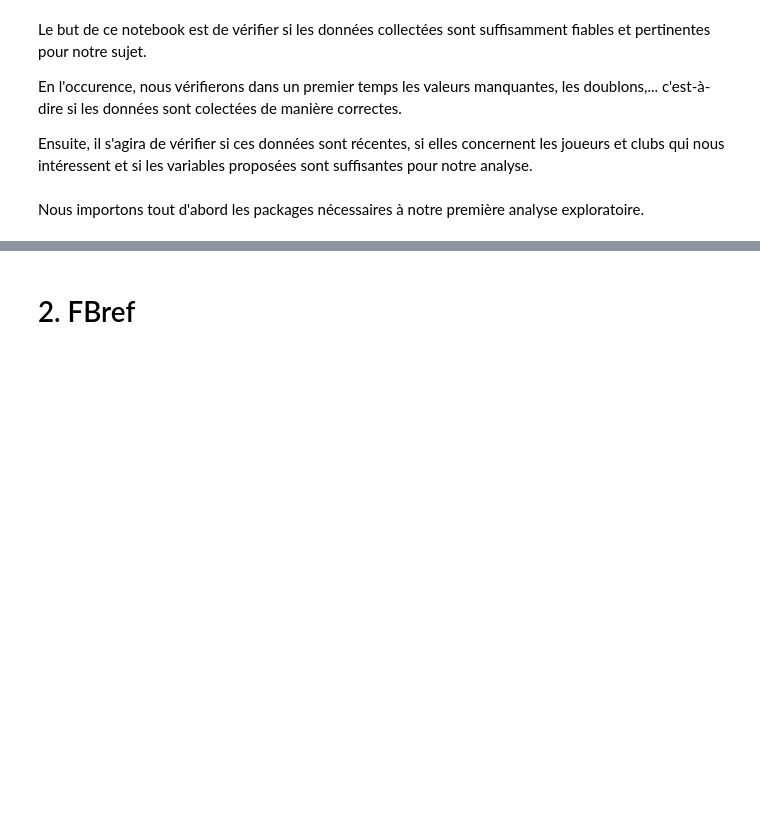
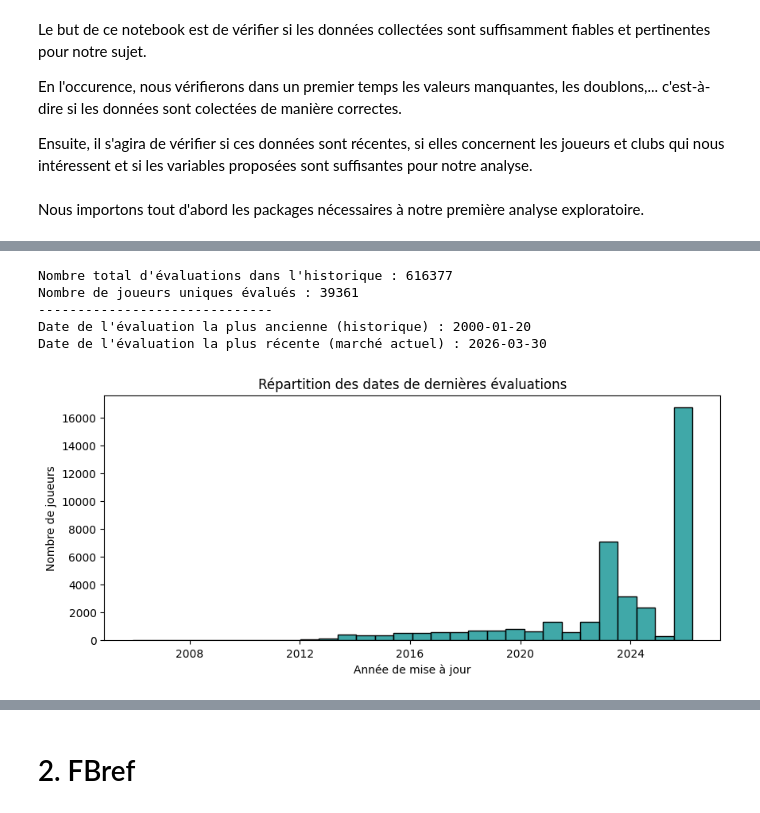
Before and after one commit to Quadratic-Labs/predict_vm_football, a Jupyter notebook: notebooks/02_exploration_qualite.ipynb, the cells around one changed output, grey strips where cells are left out. Saved outputs shown, nothing was run; the diff lists cells and outputs as text; code cells hidden in the pictures; blank space fills up the shorter version.

```diff
--- a/notebooks/02_exploration_qualite.ipynb
+++ b/notebooks/02_exploration_qualite.ipynb
@@ -364,0 +62,35 @@ Dernière mise à jour : 2026-04-01 09:41:00.553000
+# %%
+# 1. Chargement de l'historique des valeurs
+df_valuations = pd.read_csv("../data/transfermarkt_datasets/player_valuations.csv")
+
+# Convertir la colonne date en format datetime
+df_valuations['date'] = pd.to_datetime(df_valuations['date'])
+
+# 2. Identifier la valeur la plus récente pour chaque joueur
+# On trie par date et on garde le dernier enregistrement pour chaque player_id
+df_latest_values = df_valuations.sort_values('date').drop_duplicates('player_id', keep='last')
+
+# 3. Focus sur la fraîcheur des prix (Analyse demandée)
+print(f"Nombre total d'évaluations dans l'historique : {len(df_valuations)}")
+print(f"Nombre de joueurs uniques évalués : {df_latest_values['player_id'].nunique()}")
+print("-" * 30)
+print(f"Date de l'évaluation la plus ancienne (historique) : {df_valuations['date'].min().date()}")
+print(f"Date de l'évaluation la plus récente (marché actuel) : {df_valuations['date'].max().date()}")
+
+# 4. Visualisation de la "Fraîcheur"
+import matplotlib.pyplot as plt
+import seaborn as sns
+
+plt.figure(figsize=(10, 4))
+sns.histplot(df_latest_values['date'], bins=30, color='darkcyan')
+plt.title("Répartition des dates de dernières évaluations")
+plt.xlabel("Année de mise à jour")
+plt.ylabel("Nombre de joueurs")
+plt.show()
+# %% [output]
+Nombre total d'évaluations dans l'historique : 616377
+Nombre de joueurs uniques évalués : 39361
+------------------------------
+Date de l'évaluation la plus ancienne (historique) : 2000-01-20
+Date de l'évaluation la plus récente (marché actuel) : 2026-03-30
+[figure, added]
```
Also changed, not shown: parts of 89 cells of this notebook, 2 other files.
